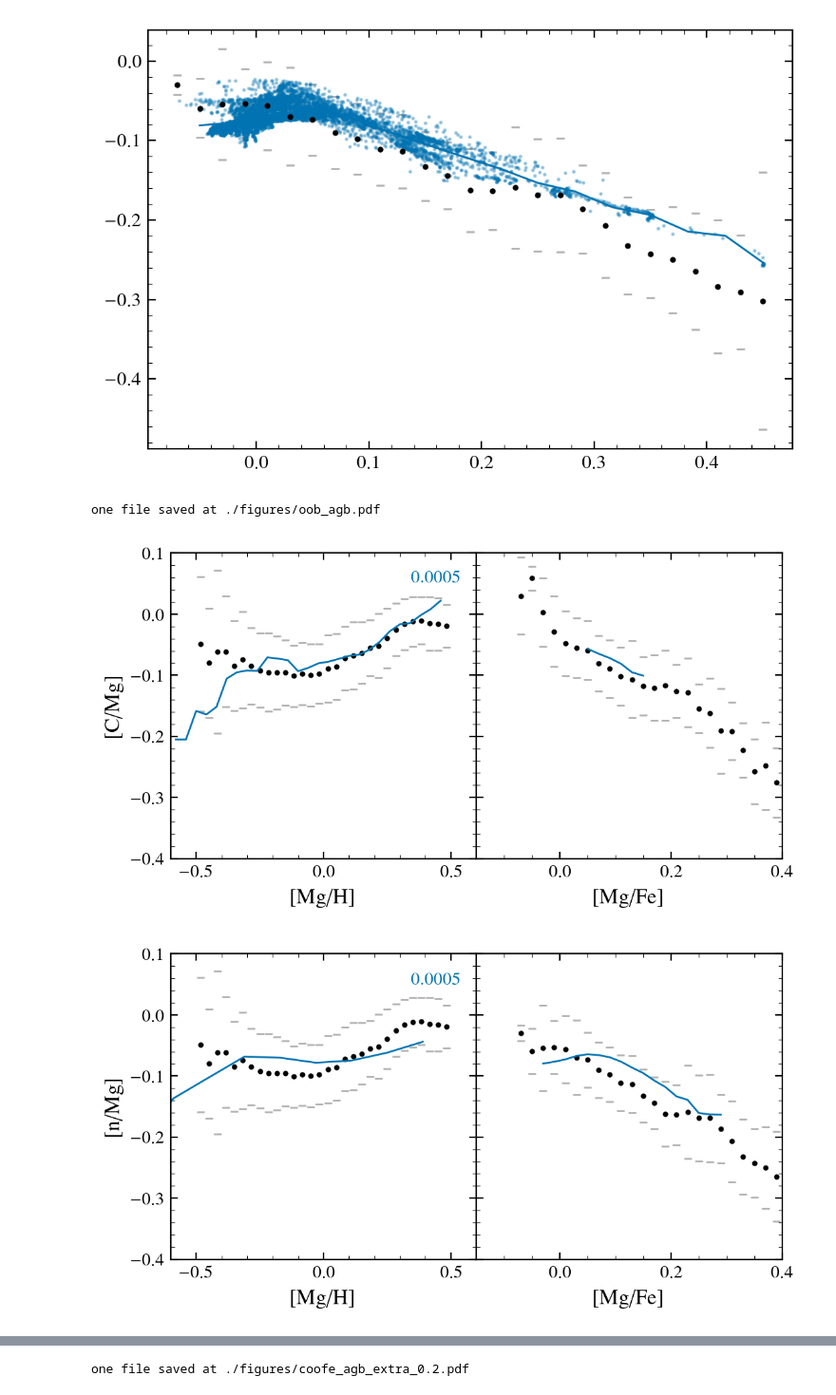
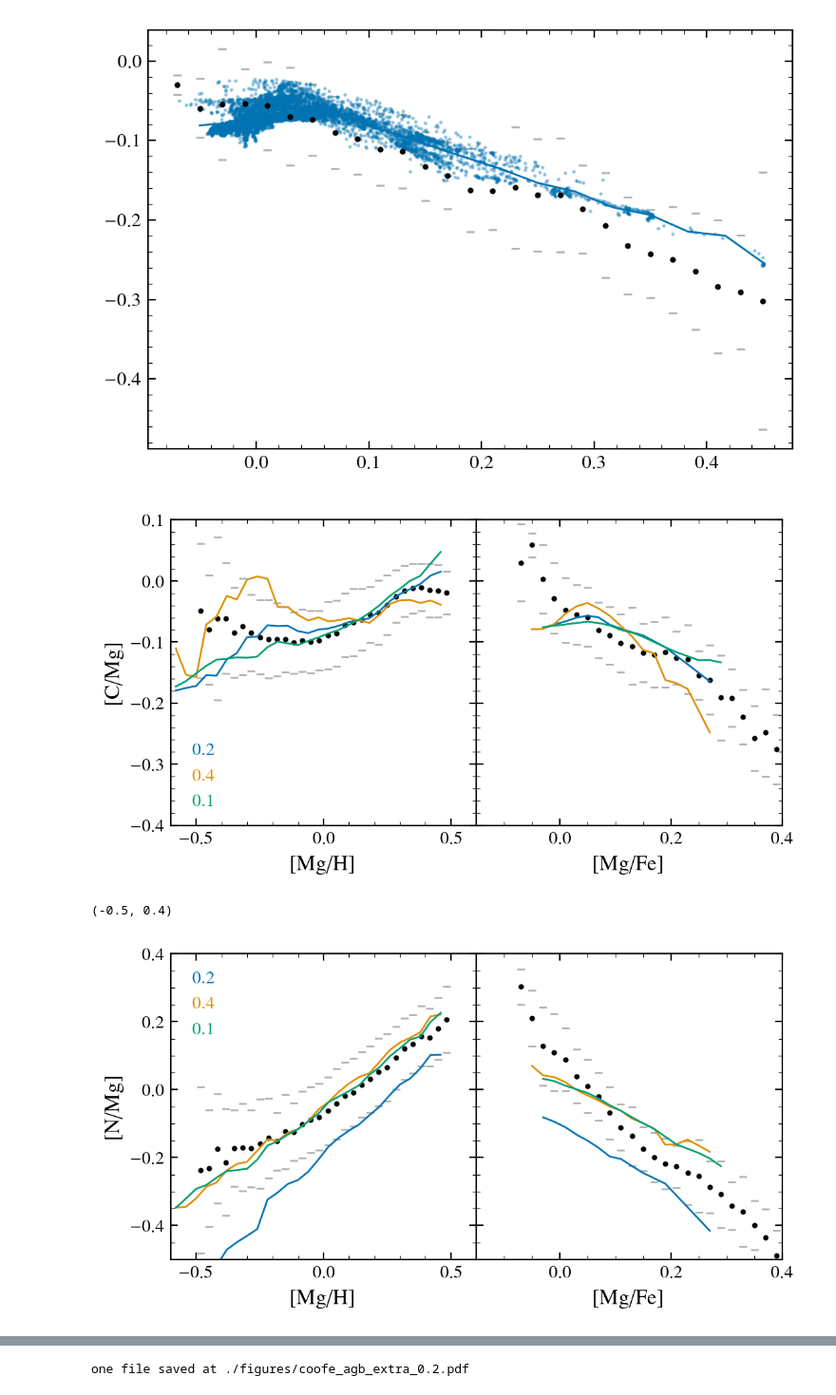
Before and after one commit to aeyobd/surp, a Jupyter notebook: carbon_paper/new_models.ipynb, the cells around one changed output, grey strips where cells are left out. Shown at 95% size. Saved outputs shown, nothing was run; the diff lists cells and outputs as text; code cells hidden in the pictures.

```diff
--- a/carbon_paper/new_models.ipynb
+++ b/carbon_paper/new_models.ipynb
@@ -80,8 +80,8 @@ def zoofe_models(models: dict, ele="C", mg_0=0.1, w=0.05, ax=None, **kwargs):
 
 
     for name, model in models.items():
-        filt = model.MG_FE > mg_0 - w
-        filt &= model.MG_FE < mg_0 + w
+        filt = model.MG_H > mg_0 - w
+        filt &= model.MG_H < mg_0 + w
         df = model[filt]
         pluto.plot_mean_track(df["MG_FE"], df[f"{ele}_MG"],
                               xlim=(-0.3, 0.3), label=name, ax=ax)
@@ -127,14 +127,15 @@ def compare(names, labels, ele = "C" , filename=None):
     if filename is not None:
         sp.save(filename)
 # %%
-names = ["C11_f0.2_eta1_beta0.001"]
-labels = [0.0005]
+names = ["C11_f0.2_eta1_beta0.001", "C11_f0.4_eta1_beta0.001", "C11_f0.1_eta1_beta0.001"]
+labels = [0.2, 0.4, 0.1]
 
-compare(names, labels, filename="oob_agb.pdf")
+compare(names, labels)
 # %% [output]
-one file saved at ./figures/oob_agb.pdf
-[figure, old version]
+[figure, new version]
 # %%
-compare(names, labels, ele="n")
+compare(names, labels, ele="N")
+plt.ylim(-0.5, 0.4)
 # %% [output]
+(-0.5, 0.4)
-[figure, old version]
+[figure, new version]
```
Also changed, not shown: parts of 11 cells of this notebook, 5 other files.
